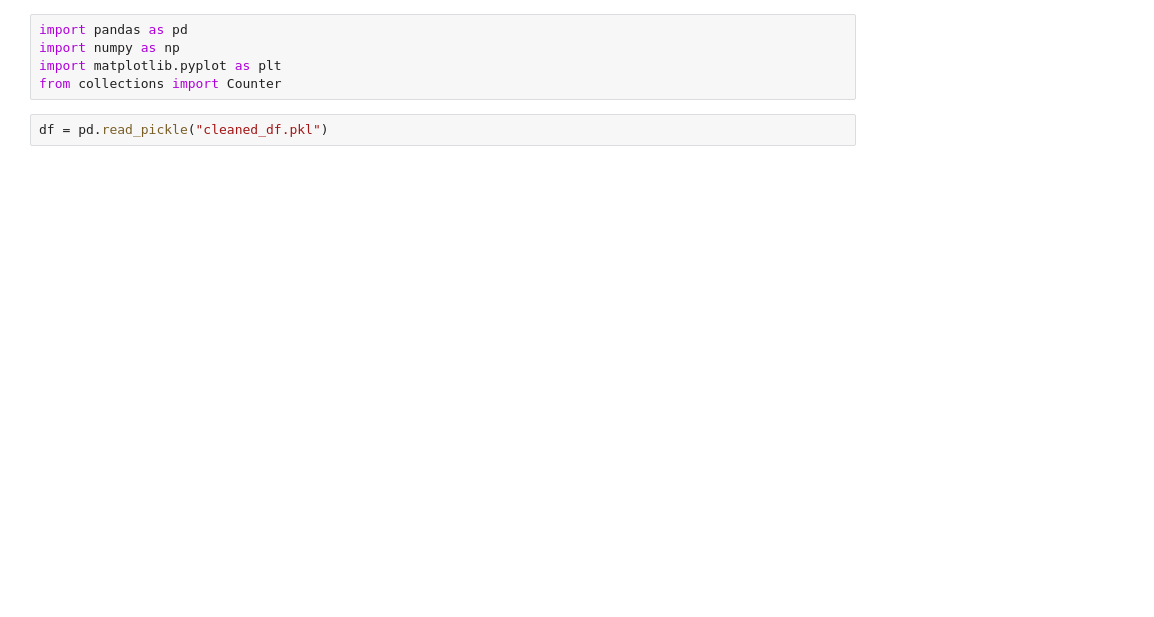
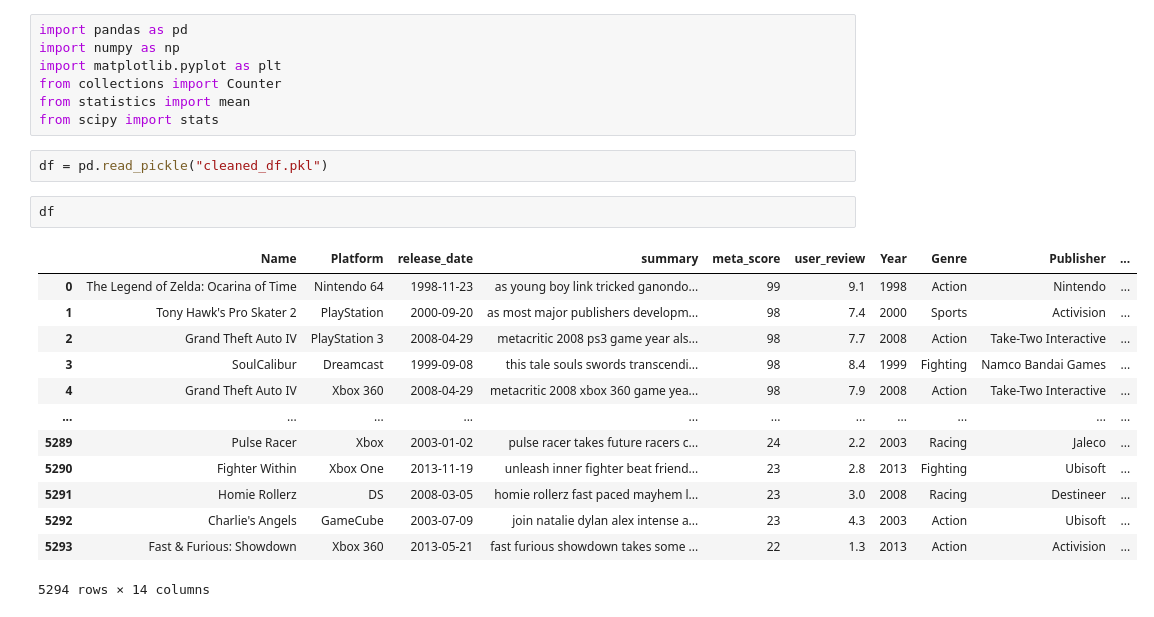
Before and after one commit to grainneroneill/video_game_analysis, a Jupyter notebook: EDA.ipynb, the cells around one changed output. Drawn from its saved outputs; the diff is of its cells as text; blank space fills up the shorter version.

```diff
--- a/EDA.ipynb
+++ b/EDA.ipynb
@@ -3,8 +3,26 @@ import pandas as pd
 import numpy as np
 import matplotlib.pyplot as plt
 from collections import Counter
+from statistics import mean
+from scipy import stats
 # %%
 df = pd.read_pickle("cleaned_df.pkl")
+# %%
+df
+# %% [output]
+|  | Name | Platform | release_date | summary | meta_score | user_review | Year | Genre | Publisher | ... |
+| 0 | The Legend of Zelda: Ocarina of Time | Nintendo 64 | 1998-11-23 | as young boy link tricked ganondo... | 99 | 9.1 | 1998 | Action | Nintendo | ... |
+| 1 | Tony Hawk's Pro Skater 2 | PlayStation | 2000-09-20 | as most major publishers developm... | 98 | 7.4 | 2000 | Sports | Activision | ... |
+| 2 | Grand Theft Auto IV | PlayStation 3 | 2008-04-29 | metacritic 2008 ps3 game year als... | 98 | 7.7 | 2008 | Action | Take-Two Interactive | ... |
+| 3 | SoulCalibur | Dreamcast | 1999-09-08 | this tale souls swords transcendi... | 98 | 8.4 | 1999 | Fighting | Namco Bandai Games | ... |
+| 4 | Grand Theft Auto IV | Xbox 360 | 2008-04-29 | metacritic 2008 xbox 360 game yea... | 98 | 7.9 | 2008 | Action | Take-Two Interactive | ... |
+| ... | ... | ... | ... | ... | ... | ... | ... | ... | ... | ... |
+| 5289 | Pulse Racer | Xbox | 2003-01-02 | pulse racer takes future racers c... | 24 | 2.2 | 2003 | Racing | Jaleco | ... |
+| 5290 | Fighter Within | Xbox One | 2013-11-19 | unleash inner fighter beat friend... | 23 | 2.8 | 2013 | Fighting | Ubisoft | ... |
+| 5291 | Homie Rollerz | DS | 2008-03-05 | homie rollerz fast paced mayhem l... | 23 | 3.0 | 2008 | Racing | Destineer | ... |
+| 5292 | Charlie's Angels | GameCube | 2003-07-09 | join natalie dylan alex intense a... | 23 | 4.3 | 2003 | Action | Ubisoft | ... |
+| 5293 | Fast & Furious: Showdown | Xbox 360 | 2013-05-21 | fast furious showdown takes some ... | 22 | 1.3 | 2013 | Action | Activision | ... |
+5294 rows × 14 columns
 # %%
 # what are the 20 most frequent words in all summaries?
 most_freq = Counter(" ".join(df["summary"]).split()).most_common(20)
```
Also changed, not shown: parts of 8 cells of this notebook, 2 other files.
